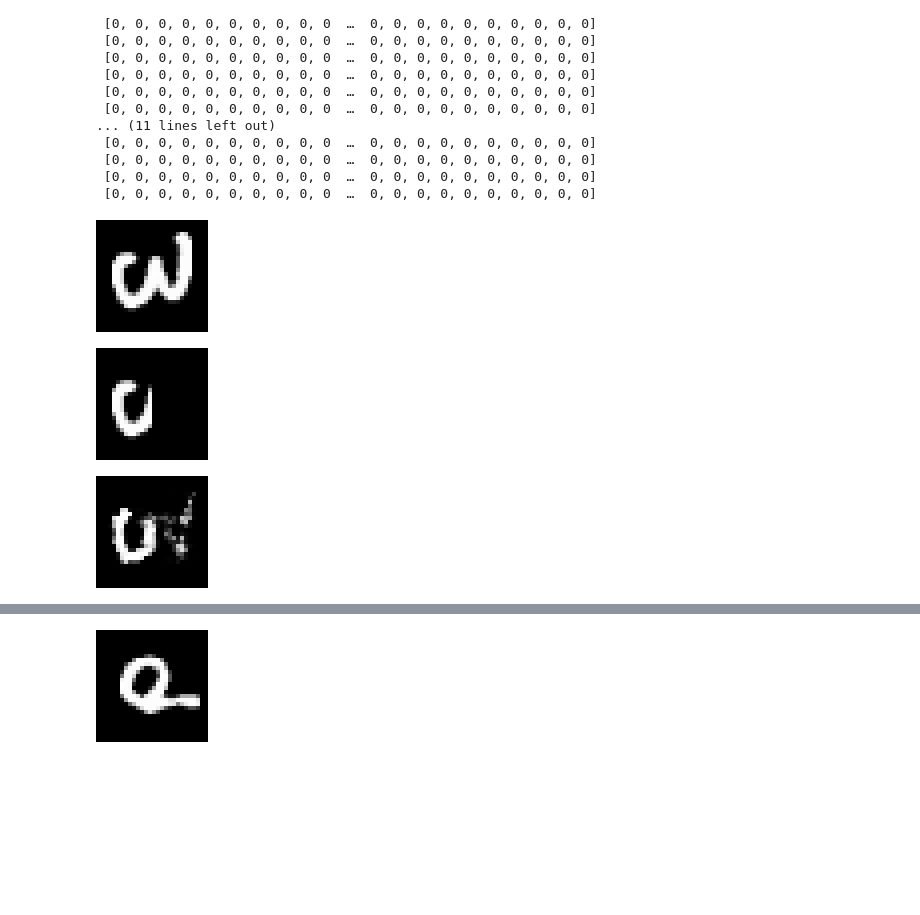
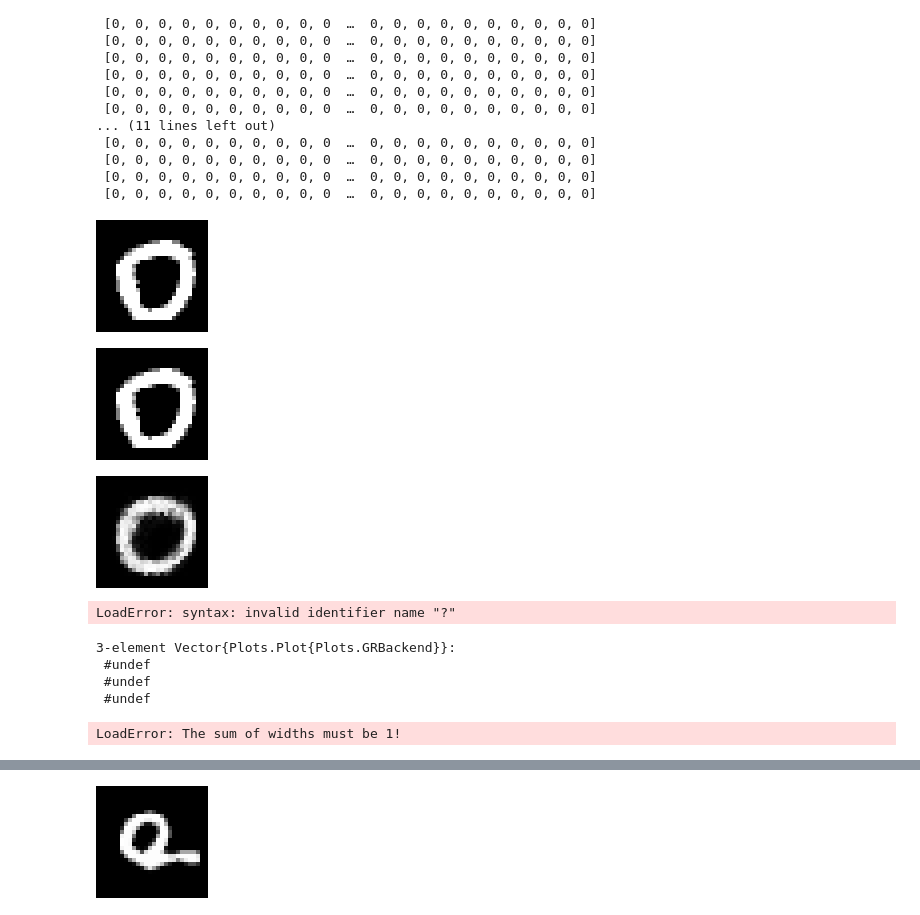
Before and after one commit to NITeQ/QARBoM.jl, a Jupyter notebook: example/MNIST.ipynb, the cells around one changed output, grey strips where cells are left out. Drawn from its saved outputs; the diff is of its cells as text; code cells hidden in the pictures; blank space fills up the shorter version.

```diff
--- a/example/MNIST.ipynb
+++ b/example/MNIST.ipynb
@@ -156,21 +244,46 @@ x_bin_test = [
  [0, 0, 0, 0, 0, 0, 0, 0, 0, 0  …  0, 0, 0, 0, 0, 0, 0, 0, 0, 0]
  [0, 0, 0, 0, 0, 0, 0, 0, 0, 0  …  0, 0, 0, 0, 0, 0, 0, 0, 0, 0]
 # %%
-original_vec = x_test[9410]
+original_vec = x_test[5000]
 original_img = 1.0 .* reshape(original_vec, (28,28))
 colorview(Gray, original_img)
 # %% [output]
-[figure, old version]
+[figure, new version]
 # %%
-corrupted_vec = vcat(original_vec[1:392], zeros(784-392))
+cut = 784
+corrupted_vec = vcat(original_vec[1:cut], zeros(784-cut))
 corrupted_img = 1.0 .* reshape(corrupted_vec, (28,28))
 colorview(Gray, corrupted_img)
 # %% [output]
-[figure, old version]
+[figure, new version]
 # %%
-sampled_h = QARBoM.conditional_prob_h(rbm, round.(Int,corrupted_vec))
-sampled_x= QARBoM.conditional_prob_v(rbm, round.(Int,sampled_h))
-reconstructed_img = 1.0 .* reshape(sampled_x, (28,28))
+reconstructed = QARBoM.reconstruct(rbm, round.(Int,original_vec))
+reconstructed_img = 1.0 .* reshape(reconstructed, (28,28))
 colorview(Gray, reconstructed_img)
 # %% [output]
-[figure, old version]
+[figure, new version]
+# %%
+plt = Array{Plots.Plot{Plots.GRBackend}}(undef,3)
+img1 = Gray.(reconstructed_img)
+img2 = Gray.( reconstructed_img)
+img3 = Gray.( reconstructed_img)
+plt[1] = plot(img1, size = (10,10));
+plt[2] = plot(img2, size = (10,10));
+plt[3] = plot(img3, size = (10,10));
+plot(plt, layout=@layout [a b c])
+# %% [output]
+LoadError: syntax: invalid identifier name "?"
+# %%
+plt = Array{Plots.Plot{Plots.GRBackend}}(undef,3)
+# %% [output]
+3-element Vector{Plots.Plot{Plots.GRBackend}}:
+ #undef
+ #undef
+ #undef
+# %%
+plt[1] = plot(img1)
+plt[2] = plot(img2)
+plt[3] = plot(img3)
+plot(plt...,layout = grid(1, 3, widths=[10/3 for i in 1:3]), axis=nothing)
+# %% [output]
+LoadError: The sum of widths must be 1!
```
Also changed, not shown: parts of 15 cells of this notebook, 8 other files.
